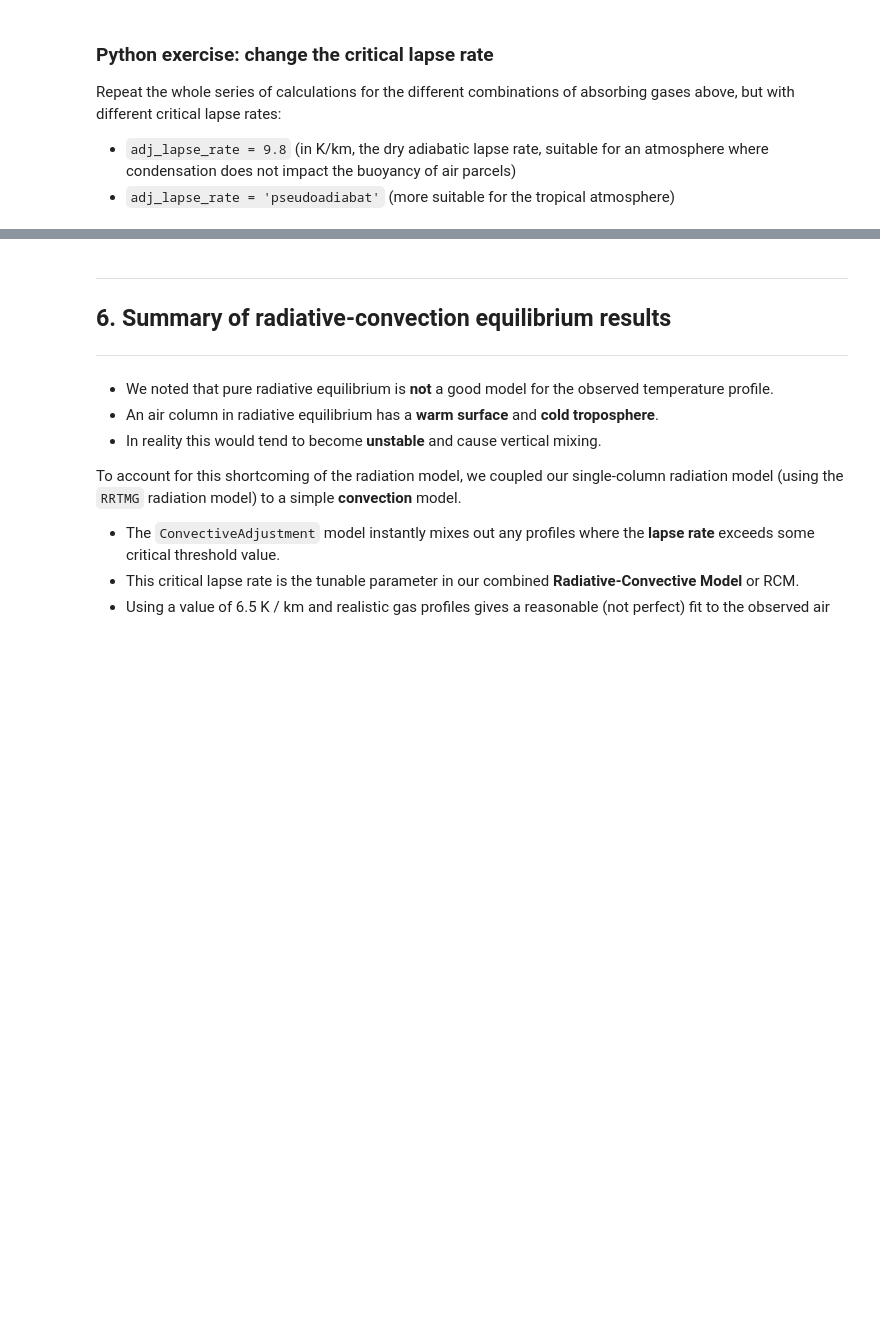
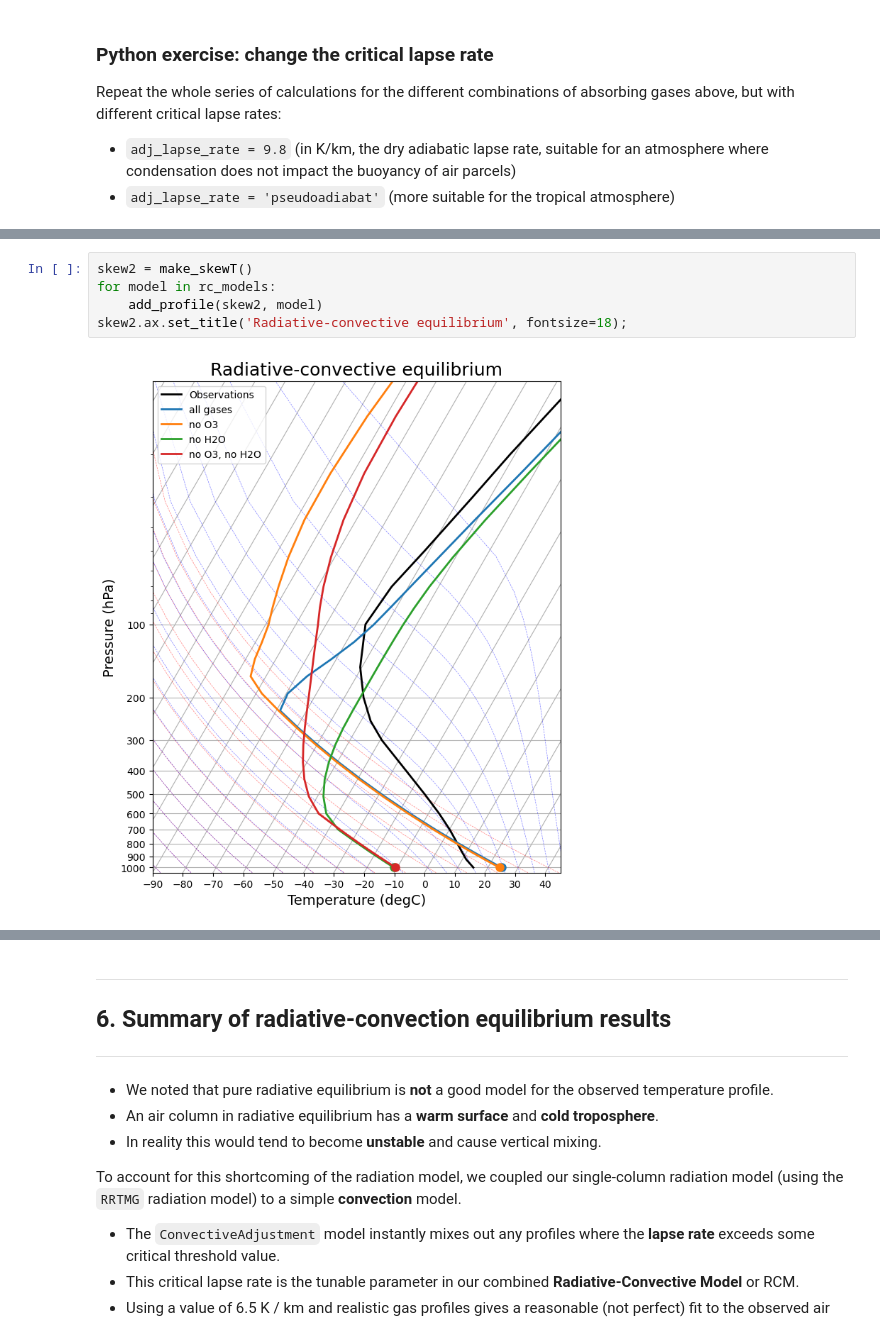
Before and after one commit to helgehr/ClimateLaboratoryBook, a Jupyter notebook: courseware/rce.ipynb, the cells around one changed output, grey strips where cells are left out. Drawn from its saved outputs; the diff is of its cells as text; blank space fills up the shorter version.

```diff
--- a/courseware/rce.ipynb
+++ b/courseware/rce.ipynb
@@ -407,0 +458,7 @@ Repeat the whole series of calculations for the different combinations of absorb
+# %%
+skew2 = make_skewT()
+for model in rc_models:
+    add_profile(skew2, model)
+skew2.ax.set_title('Radiative-convective equilibrium', fontsize=18);
+# %% [output]
+[figure, added]
```
Also changed, not shown: parts of 11 cells of this notebook, 5 other files.
